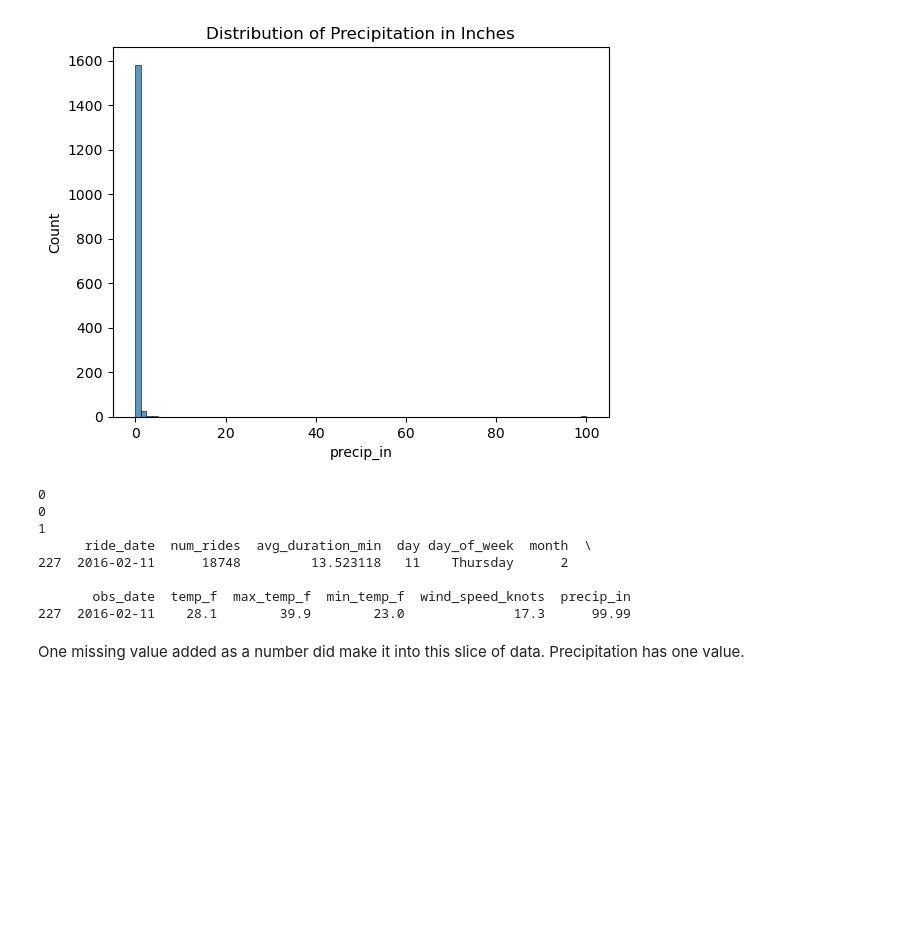
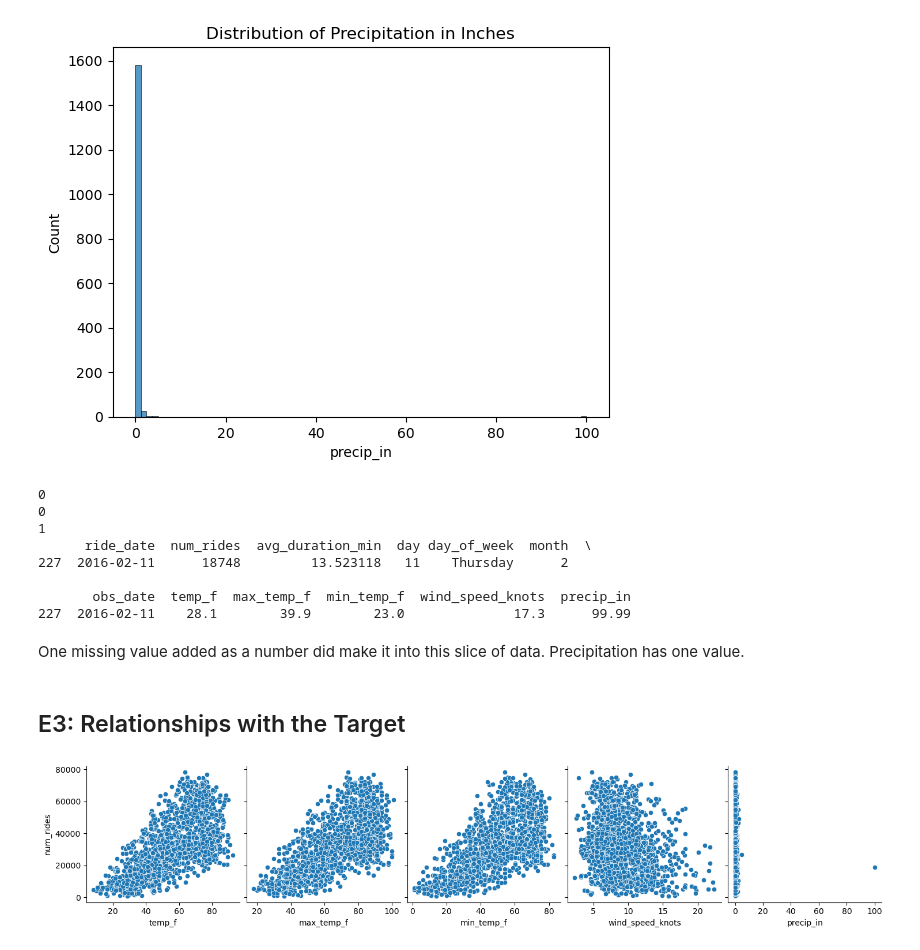
Before and after one commit to oluochl/-citibike-ridership-model-, a Jupyter notebook: Code/eda.ipynb, the cells around one changed output. Cells and saved outputs as stored; diff of their text form; code cells hidden in the pictures; blank space fills up the shorter version.

```diff
--- a/Code/eda.ipynb
+++ b/Code/eda.ipynb
@@ -139,3 +139,12 @@ print(rows_with_missing_precip)
 227  2016-02-11    28.1        39.9        23.0              17.3      99.99
 # %% [markdown]
  One missing value added as a number did make it into this slice of data. Precipitation has one value.
+# %% [markdown]
+## E3: Relationships with the Target
+# %%
+weather_variables = ['temp_f','max_temp_f', 'min_temp_f','wind_speed_knots','precip_in']
+
+sns.pairplot(data=data, x_vars=weather_variables, y_vars=['num_rides'], height=3)
+plt.show()
+# %% [output]
+[figure, added]
```
Also changed, not shown: parts of 6 cells of this notebook.
